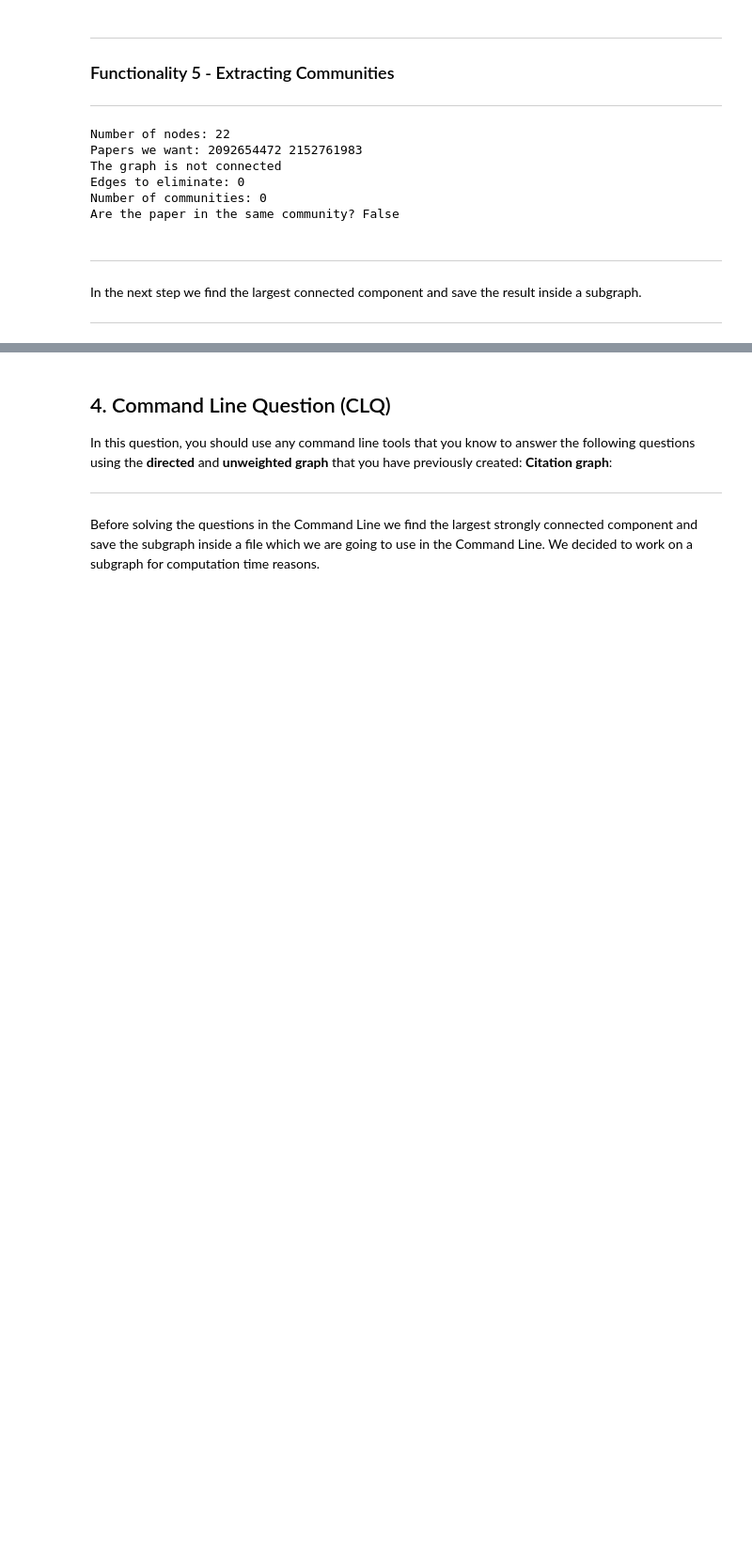
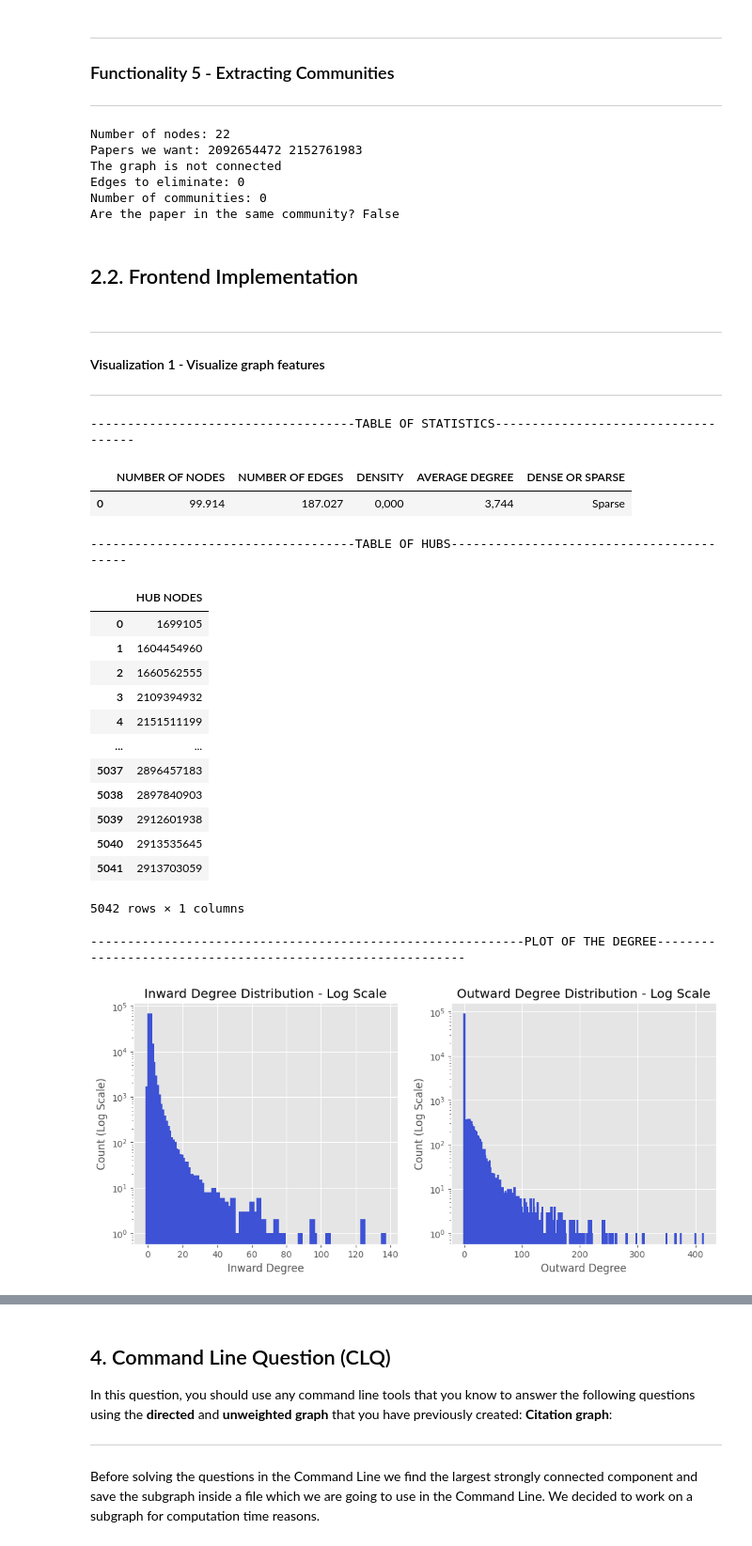
Before and after one commit to ahmadsaaddm/ADM-HW5, a Jupyter notebook: main.ipynb, the cells around one changed output, grey strips where cells are left out. Shown at 94% size. Cells and saved outputs as stored; diff of their text form; code cells hidden in the pictures; blank space fills up the shorter version.

Commit message:
Part of FrontEnd

```diff
--- a/main.ipynb
+++ b/main.ipynb
@@ -49,3 +52,6 @@ from collections import deque
+# %%
+CIT_GRAPH = 'citation'
+COLLAB_GRAP = 'collaboration'
 # %% [markdown]
 ## 1. Data
 In this homework, you will work on a dataset that contains information about a group of papers and their citation relationships. You can find and download the dataset [here](https://www.kaggle.com/datasets/mathurinache/citation-network-dataset).
@@ -355,3 +331,42 @@ else:
+# %%
+# functionality 1
+def graph_features(graph,graph_name):
+  nodes_n = graph.number_of_nodes()
+  edge_n = graph.number_of_edges()
+  density = nx.density(graph)
+  if graph_name == COLLAB_GRAP:
+    degree_dist = nx.degree_histogram(graph) # just use the built in method
+  else: # compute the distribution of directed graph
+    # compute the ingoing and the outgoing edges
+    in_degrees = dict(graph.in_degree())
+    out_degrees = dict(graph.out_degree())
+    max_degree = max(max(in_degrees.values()), max(out_degrees.values()))
+    # Create histograms for in-degrees and out-degrees
+    # these lists helps us to save for each degree how many time we find it
+    in_degree_hist = np.zeros(max_degree + 1, dtype=int)
+    out_degree_hist = np.zeros(max_degree + 1, dtype=int)
+    # manually create the histograms by counting for each degree how many time we found it
+    for degree in in_degrees.values():
+        in_degree_hist[degree] += 1
+    for degree in out_degrees.values():
+        out_degree_hist[degree] += 1
+    # return it as  a tuple such that i can return just one variable
+    degree_dist = (in_degree_hist,out_degree_hist)
+  # compute the average degree
+  tot_degree = dict(graph.degree())
+  degree_avg = sum(tot_degree.values()) / nodes_n
+
+  # compute hub, 95th percentile
+  perc = np.percentile(list(tot_degree.values()),95)
+  hub = [node_key for node_key, node_val in tot_degree.items() if node_val >= perc]
+  # graph dense or sparse
+  # max number of edges
+  th = 0.6
+  # compute the max number of edges paying attention if the graph is directed or undirected
+  max_edges = nodes_n * (nodes_n - 1)/2 if graph_name == COLLAB_GRAP else nodes_n * (nodes_n - 1)
+  is_dense = True if edge_n / max_edges >= th else False
+
+  return nodes_n,edge_n,density,degree_dist,degree_avg,hub,is_dense
 # %%
 name = int(input('Insert 0 for Citation Graph and 1 for Collaboration Graph: '))
 
@@ -710,9 +720,9 @@ The graph is not connected
 Edges to eliminate: 0
 Number of communities: 0
 Are the paper in the same community? False
-# %% [markdown]
----
-
-In the next step we find the largest connected component and save the result inside a subgraph.
-
----
+# %% [markdown]
+## 2.2. Frontend Implementation
+# %% [markdown]
+---
+#### Visualization 1 - Visualize graph features
+---
@@ -718,0 +780,22 @@ In the next step we find the largest connected component and save the result ins
+# %%
+visualize_basic(citation_graph,CIT_GRAPH)
+# %% [output]
+------------------------------------TABLE OF STATISTICS------------------------------------
+|  | NUMBER OF NODES | NUMBER OF EDGES | DENSITY | AVERAGE DEGREE | DENSE OR SPARSE |
+| 0 | 99.914 | 187.027 | 0,000 | 3,744 | Sparse |
+------------------------------------TABLE OF HUBS-----------------------------------------
+|  | HUB NODES |
+| 0 | 1699105 |
+| 1 | 1604454960 |
+| 2 | 1660562555 |
+| 3 | 2109394932 |
+| 4 | 2151511199 |
+| ... | ... |
+| 5037 | 2896457183 |
+| 5038 | 2897840903 |
+| 5039 | 2912601938 |
+| 5040 | 2913535645 |
+| 5041 | 2913703059 |
+5042 rows × 1 columns
+-----------------------------------------------------------PLOT OF THE DEGREE-----------------------------------------------------------
+[figure, added]
```
Also changed, not shown: parts of 20 cells of this notebook.
